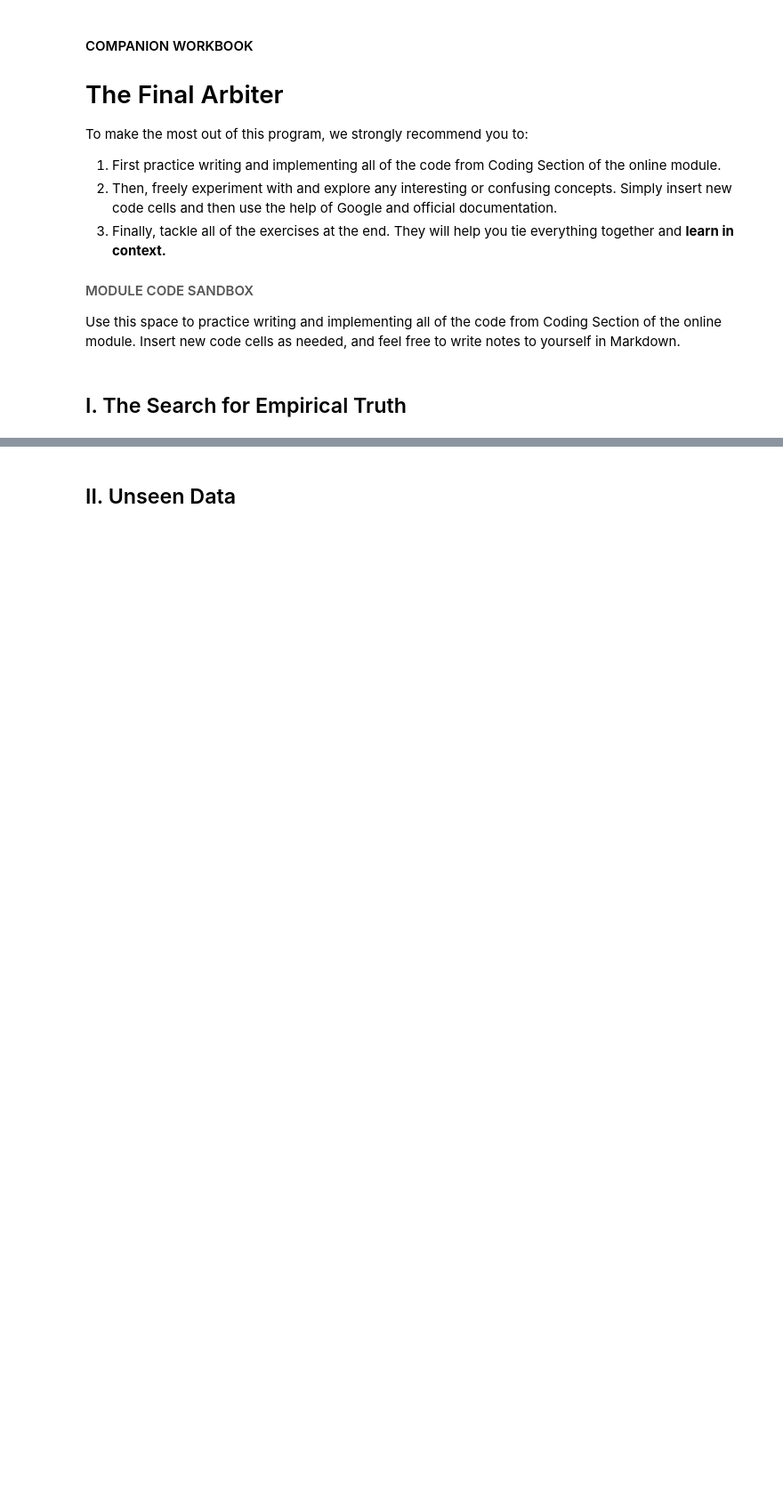
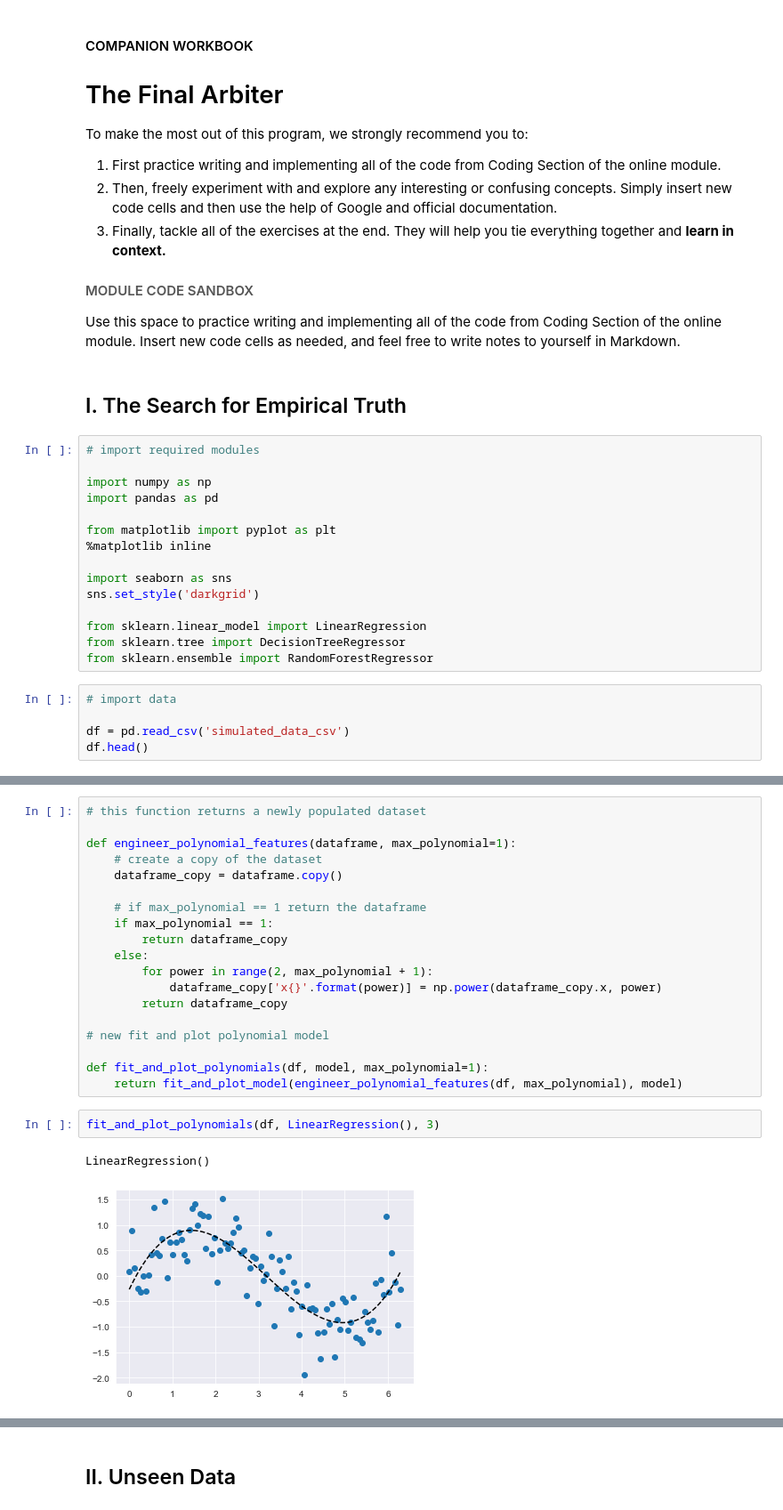
Before and after one commit to tundeiness/How_the_World_Works, a Jupyter notebook: 5 - Workbook - The Final Arbiter.ipynb, the cells around one changed output, grey strips where cells are left out. Shown: that part at 89% size. Saved outputs shown, nothing was run; the diff lists cells and outputs as text; blank space fills up the shorter version.

```diff
--- a/5 - Workbook - The Final Arbiter.ipynb
+++ b/5 - Workbook - The Final Arbiter.ipynb
@@ -13,3 +13,23 @@ To make the most out of this program, we strongly recommend you to:
 Use this space to practice writing and implementing all of the code from Coding Section of the online module. Insert new code cells as needed, and feel free to write notes to yourself in Markdown.
 # %% [markdown]
 ## I. The Search for Empirical Truth
+# %%
+# import required modules
+
+import numpy as np
+import pandas as pd
+
+from matplotlib import pyplot as plt
+%matplotlib inline
+
+import seaborn as sns
+sns.set_style('darkgrid')
+
+from sklearn.linear_model import LinearRegression
+from sklearn.tree import DecisionTreeRegressor
+from sklearn.ensemble import RandomForestRegressor
+# %%
+# import data
+
+df = pd.read_csv('simulated_data_csv')
+df.head()
@@ -15,0 +72,24 @@ Use this space to practice writing and implementing all of the code from Coding
+# %%
+# this function returns a newly populated dataset
+
+def engineer_polynomial_features(dataframe, max_polynomial=1):
+    # create a copy of the dataset
+    dataframe_copy = dataframe.copy()
+
+    # if max_polynomial == 1 return the dataframe
+    if max_polynomial == 1:
+        return dataframe_copy
+    else:
+        for power in range(2, max_polynomial + 1):
+            dataframe_copy['x{}'.format(power)] = np.power(dataframe_copy.x, power)
+        return dataframe_copy
+
+# new fit and plot polynomial model
+
+def fit_and_plot_polynomials(df, model, max_polynomial=1):
+    return fit_and_plot_model(engineer_polynomial_features(df, max_polynomial), model)
+# %%
+fit_and_plot_polynomials(df, LinearRegression(), 3)
+# %% [output]
+LinearRegression()
+[figure, added]
```
Also changed, not shown: parts of 13 cells of this notebook.
